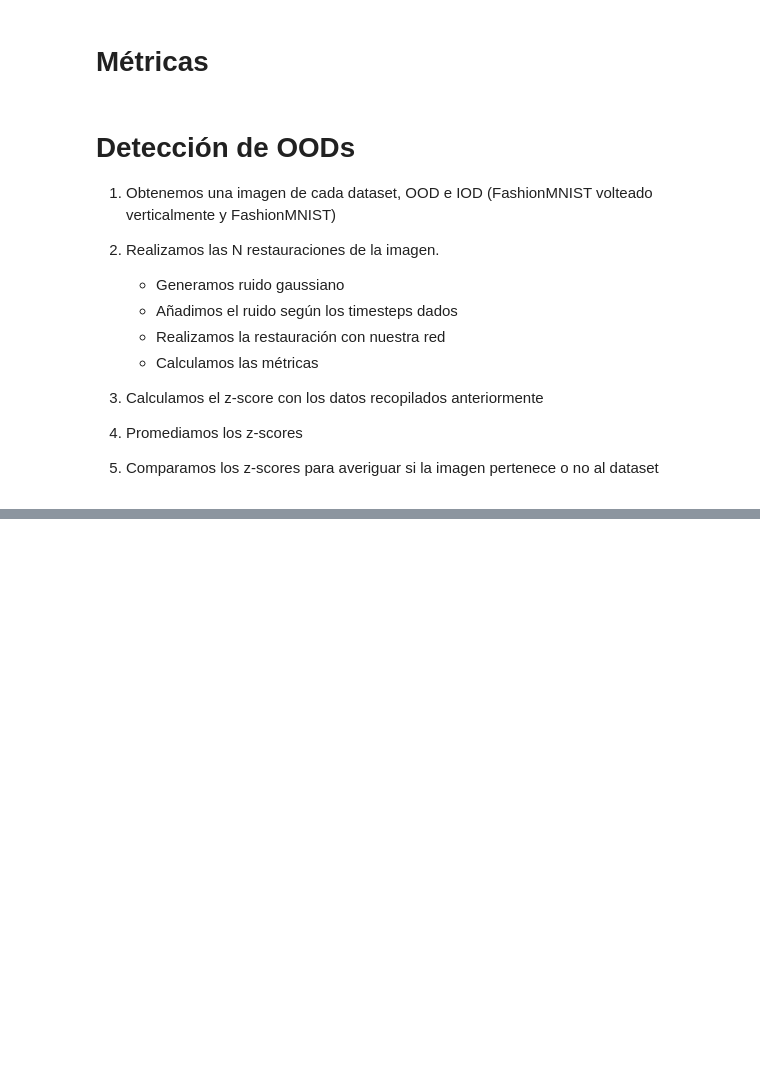
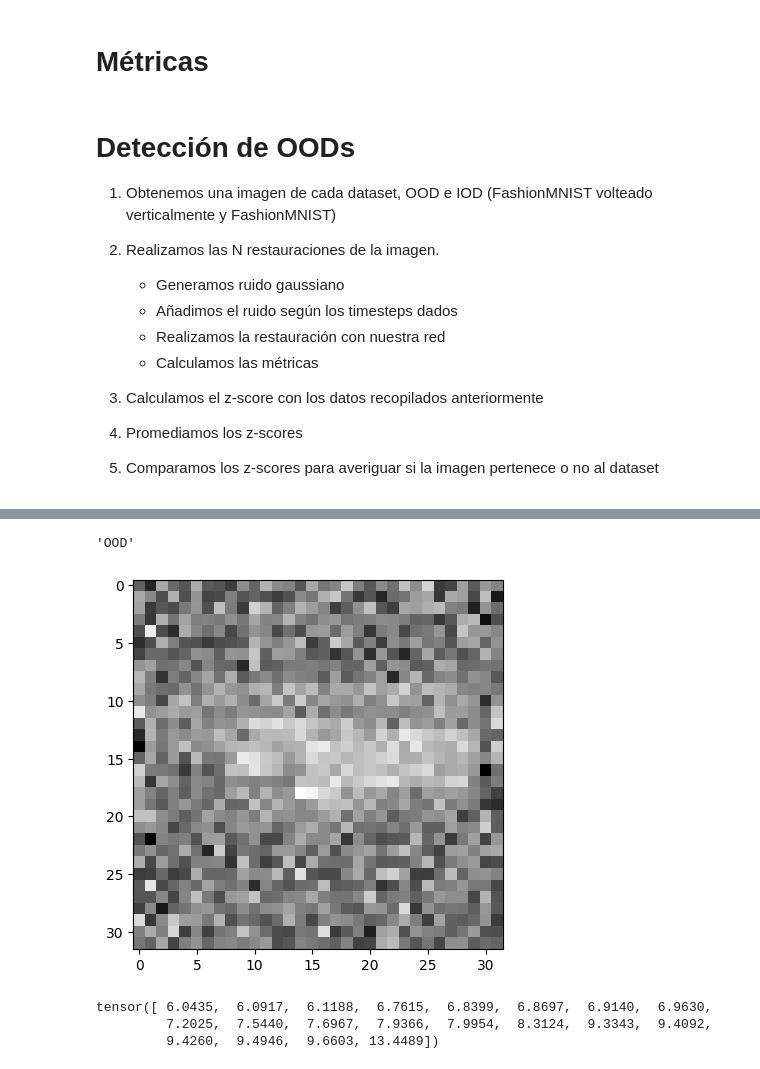
Before and after one commit to PudWin14/Generative_AI_TFM, a Jupyter notebook: Diffusion/OOD/OOD_detection.ipynb, the cells around one changed output, grey strips where cells are left out. Saved outputs shown, nothing was run; the diff lists cells and outputs as text; code cells hidden in the pictures; blank space fills up the shorter version.

```diff
--- a/Diffusion/OOD/OOD_detection.ipynb
+++ b/Diffusion/OOD/OOD_detection.ipynb
@@ -348,0 +400,3 @@ tensor([  0.8722,   7.2252,   8.9765,  20.7387,  35.4772,  36.9729,  52.8990,
+# %%
+IOD_dataset = labeled_dataset(dataset["train"].with_transform(dataset_preprocess),"IOD")
+new_OOD_dataset = labeled_dataset(dataset["test"].with_transform(dataset_OOD_preprocess),"OOD")
@@ -348,0 +448,8 @@ tensor([  0.8722,   7.2252,   8.9765,  20.7387,  35.4772,  36.9729,  52.8990,
+# %%
+random_img,random_MSE,random_LPIPS = OOD_detection_regenerations(random_data["image"].cuda(),timesetps)
+# %%
+show_images(random_img[2][48].cpu())
+random_data["category"][2]
+# %% [output]
+'OOD'
+[figure, added]
@@ -348,0 +459,6 @@ tensor([  0.8722,   7.2252,   8.9765,  20.7387,  35.4772,  36.9729,  52.8990,
+# %%
+tidy_OOD_scores
+# %% [output]
+tensor([ 6.0435,  6.0917,  6.1188,  6.7615,  6.8399,  6.8697,  6.9140,  6.9630,
+         7.2025,  7.5440,  7.6967,  7.9366,  7.9954,  8.3124,  9.3343,  9.4092,
+         9.4260,  9.4946,  9.6603, 13.4489])
```
Also changed, not shown: parts of 34 cells of this notebook.
